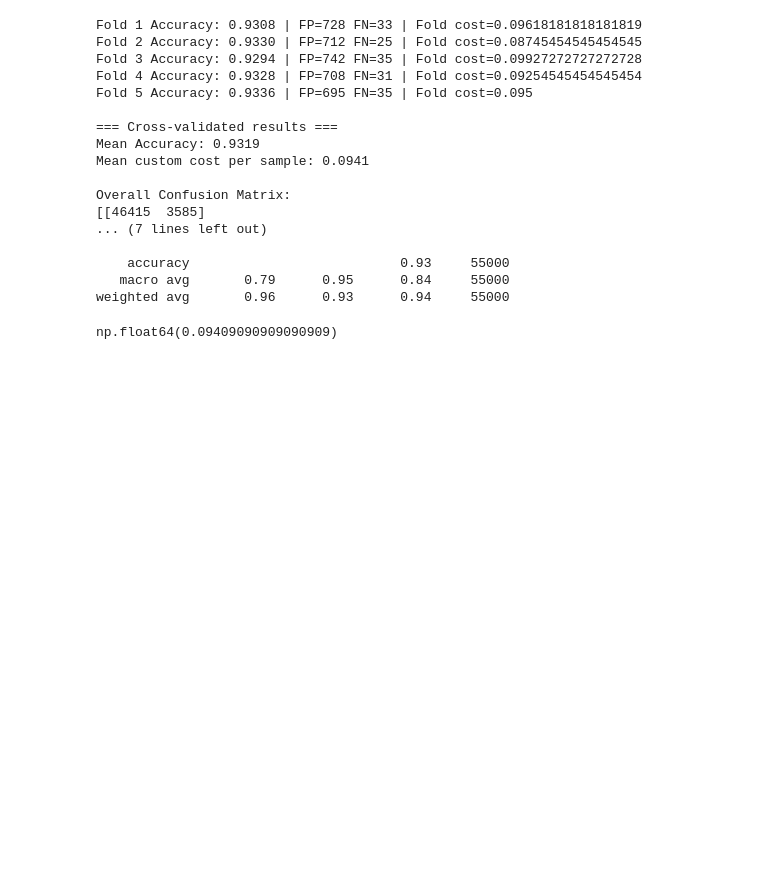
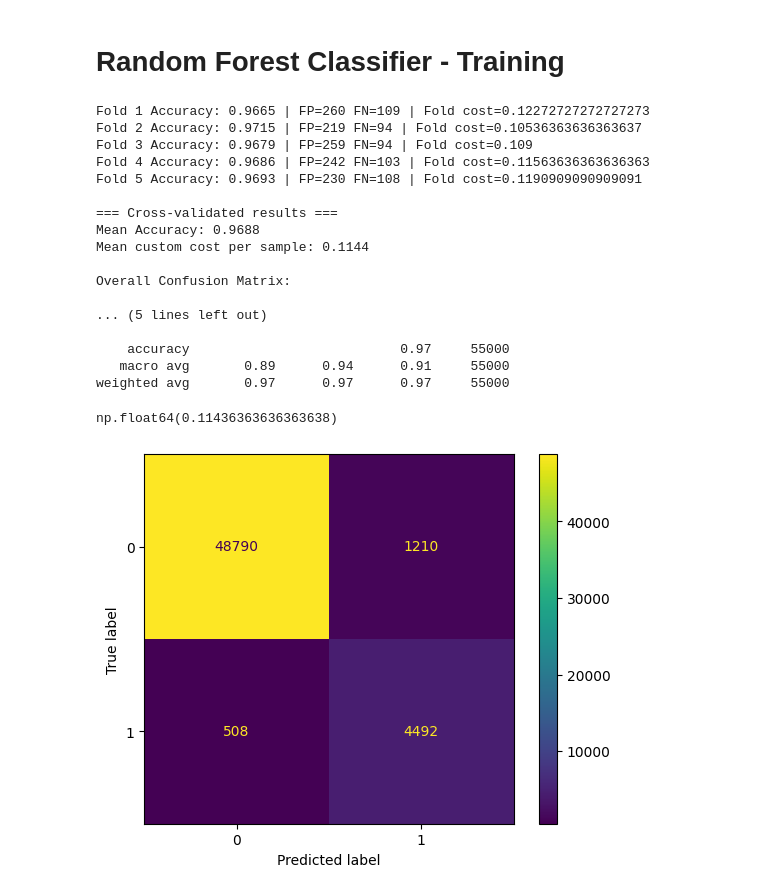
Before and after one commit to domgwarda/ml-project, a Jupyter notebook: model.ipynb, the cells around one changed output. Saved outputs shown, nothing was run; the diff lists cells and outputs as text; code cells hidden in the pictures; blank space fills up the shorter version.

```diff
--- a/model.ipynb
+++ b/model.ipynb
@@ -207,34 +237,37 @@ weighted avg       0.65      0.52      0.42    822010
+# %% [markdown]
+# Random Forest Classifier - Training
 # %%
-from sklearn.ensemble import RandomForestClassifier
+from sklearn.ensemble import RandomForestClassifier, AdaBoostClassifier
 
 def model_train(X, y):
-    model = RandomForestClassifier(n_estimators=100, random_state=42)
+    model = RandomForestClassifier(random_state=42)
     model.fit(X, y)
     return model
 
 def model_predict(model, X_test):
-    threshold = 0.05
+    threshold = 0.35
     y_proba = model.predict_proba(X_test)[:, 1]
     y_pred = (y_proba >= threshold).astype(int)
     return y_pred
 
 eval(data, True, selected_feats)
 # %% [output]
-Fold 1 Accuracy: 0.9308 | FP=728 FN=33 | Fold cost=0.09618181818181819
-Fold 2 Accuracy: 0.9330 | FP=712 FN=25 | Fold cost=0.08745454545454545
-Fold 3 Accuracy: 0.9294 | FP=742 FN=35 | Fold cost=0.09927272727272728
-Fold 4 Accuracy: 0.9328 | FP=708 FN=31 | Fold cost=0.09254545454545454
-Fold 5 Accuracy: 0.9336 | FP=695 FN=35 | Fold cost=0.095
+Fold 1 Accuracy: 0.9665 | FP=260 FN=109 | Fold cost=0.12272727272727273
+Fold 2 Accuracy: 0.9715 | FP=219 FN=94 | Fold cost=0.10536363636363637
+Fold 3 Accuracy: 0.9679 | FP=259 FN=94 | Fold cost=0.109
+Fold 4 Accuracy: 0.9686 | FP=242 FN=103 | Fold cost=0.11563636363636363
+Fold 5 Accuracy: 0.9693 | FP=230 FN=108 | Fold cost=0.1190909090909091
 
 === Cross-validated results ===
-Mean Accuracy: 0.9319
-Mean custom cost per sample: 0.0941
+Mean Accuracy: 0.9688
+Mean custom cost per sample: 0.1144
 
 Overall Confusion Matrix:
-[[46415  3585]
-... (7 lines left out)
 
-    accuracy                           0.93     55000
-   macro avg       0.79      0.95      0.84     55000
-weighted avg       0.96      0.93      0.94     55000
+... (5 lines left out)
+
+    accuracy                           0.97     55000
+   macro avg       0.89      0.94      0.91     55000
+weighted avg       0.97      0.97      0.97     55000
-np.float64(0.09409090909090909)
+np.float64(0.11436363636363638)
+[figure, added]
```
Also changed, not shown: parts of 6 cells of this notebook.
